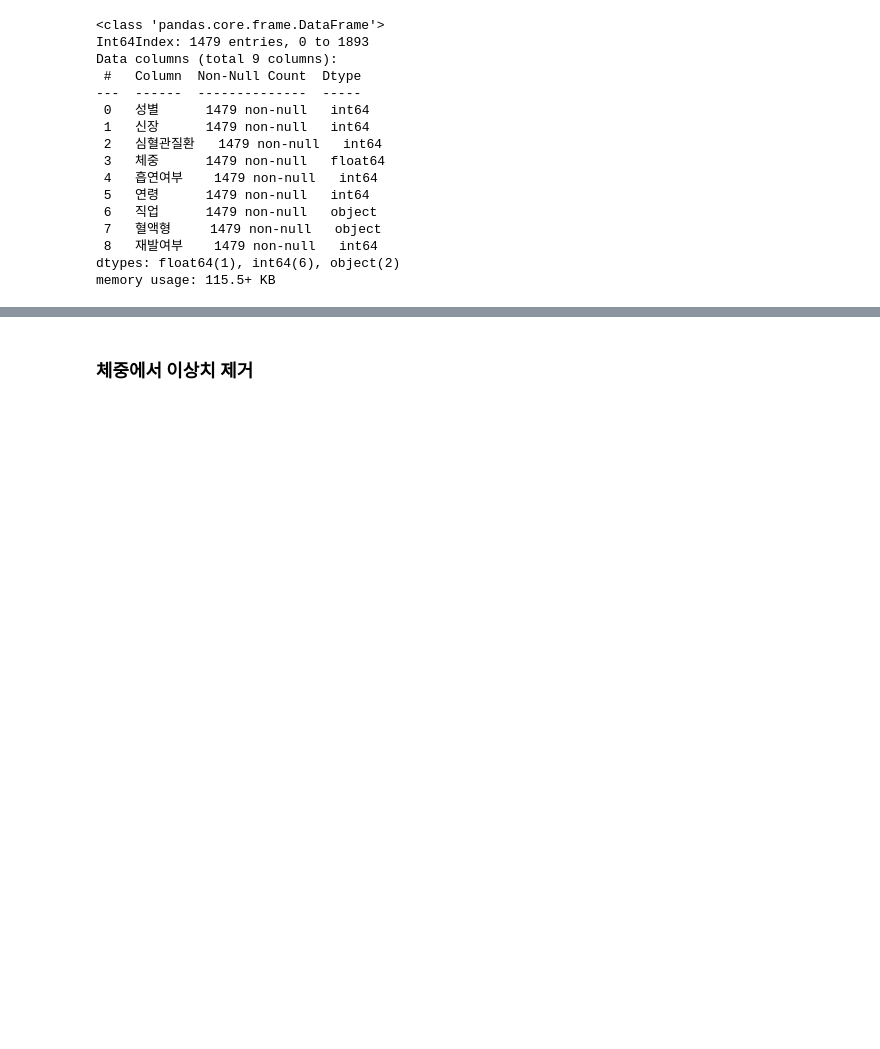
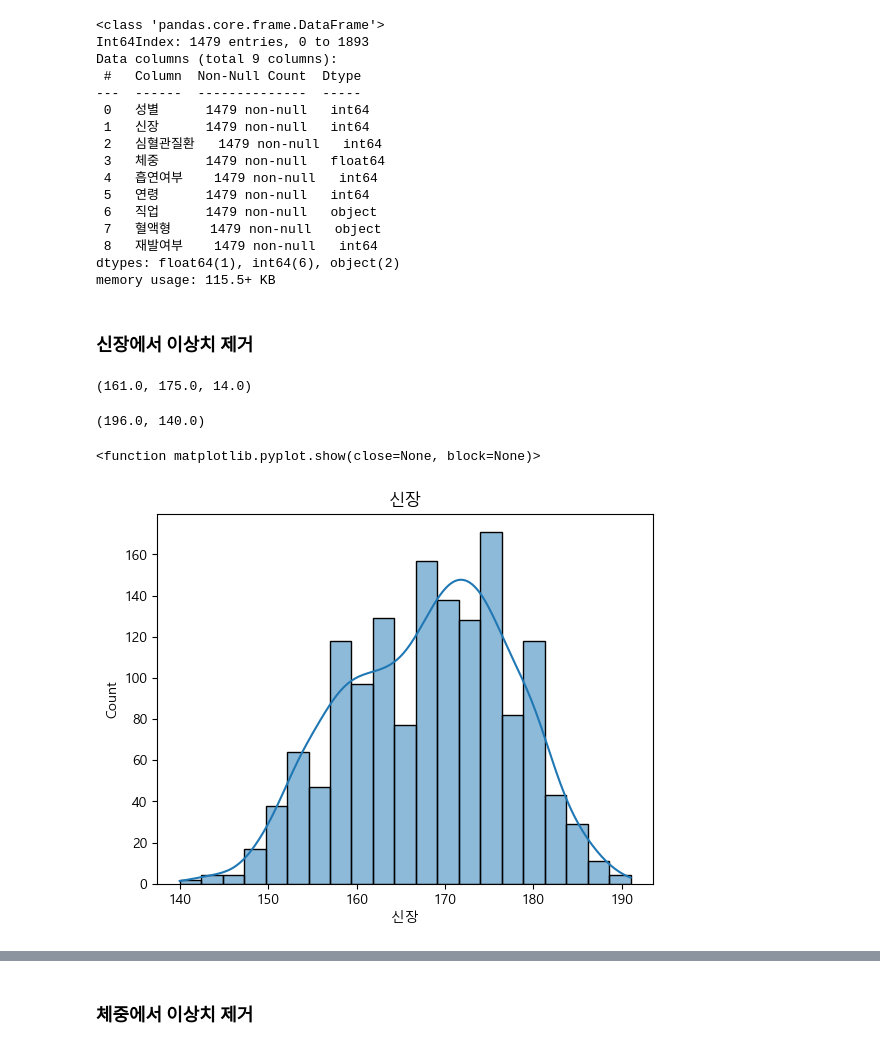
Before and after one commit to dancingKimDH/study_data_analytics, a Jupyter notebook: codes/DDA/RecurrenceOfSurgery_DDA_quests.ipynb, the cells around one changed output, grey strips where cells are left out. Drawn from its saved outputs; the diff is of its cells as text; code cells hidden in the pictures; blank space fills up the shorter version.

```diff
--- a/codes/DDA/RecurrenceOfSurgery_DDA_quests.ipynb
+++ b/codes/DDA/RecurrenceOfSurgery_DDA_quests.ipynb
@@ -111,3 +118,30 @@ Data columns (total 9 columns):
  8   재발여부    1479 non-null   int64
 dtypes: float64(1), int64(6), object(2)
 memory usage: 115.5+ KB
+# %% [markdown]
+### 신장에서 이상치 제거
+# %%
+height_Q1 = df_quest_dropna['신장'].describe()['25%']
+height_Q3 = df_quest_dropna['신장'].describe()['75%']
+height_IQR = height_Q3 - height_Q1
+# %%
+height_Q1, height_Q3, height_IQR
+# %% [output]
+(161.0, 175.0, 14.0)
+# %%
+height_bound_up = height_Q3 + 1.5 * height_IQR
+height_bound_down = height_Q1 - 1.5 * height_IQR
+height_bound_up, height_bound_down
+# %% [output]
+(196.0, 140.0)
+# %%
+# filter
+height_condition = (df_quest_dropna['신장'] <= height_bound_up) & (df_quest_dropna['신장'] >= height_bound_down)
+df_quest_height = df_quest_dropna[height_condition]
+# %%
+sns.histplot(data=df_quest_height, x='신장', kde=True)
+plt.title('신장')
+plt.show
+# %% [output]
+<function matplotlib.pyplot.show(close=None, block=None)>
+[figure, added]
```
Also changed, not shown: parts of 2 cells of this notebook.
